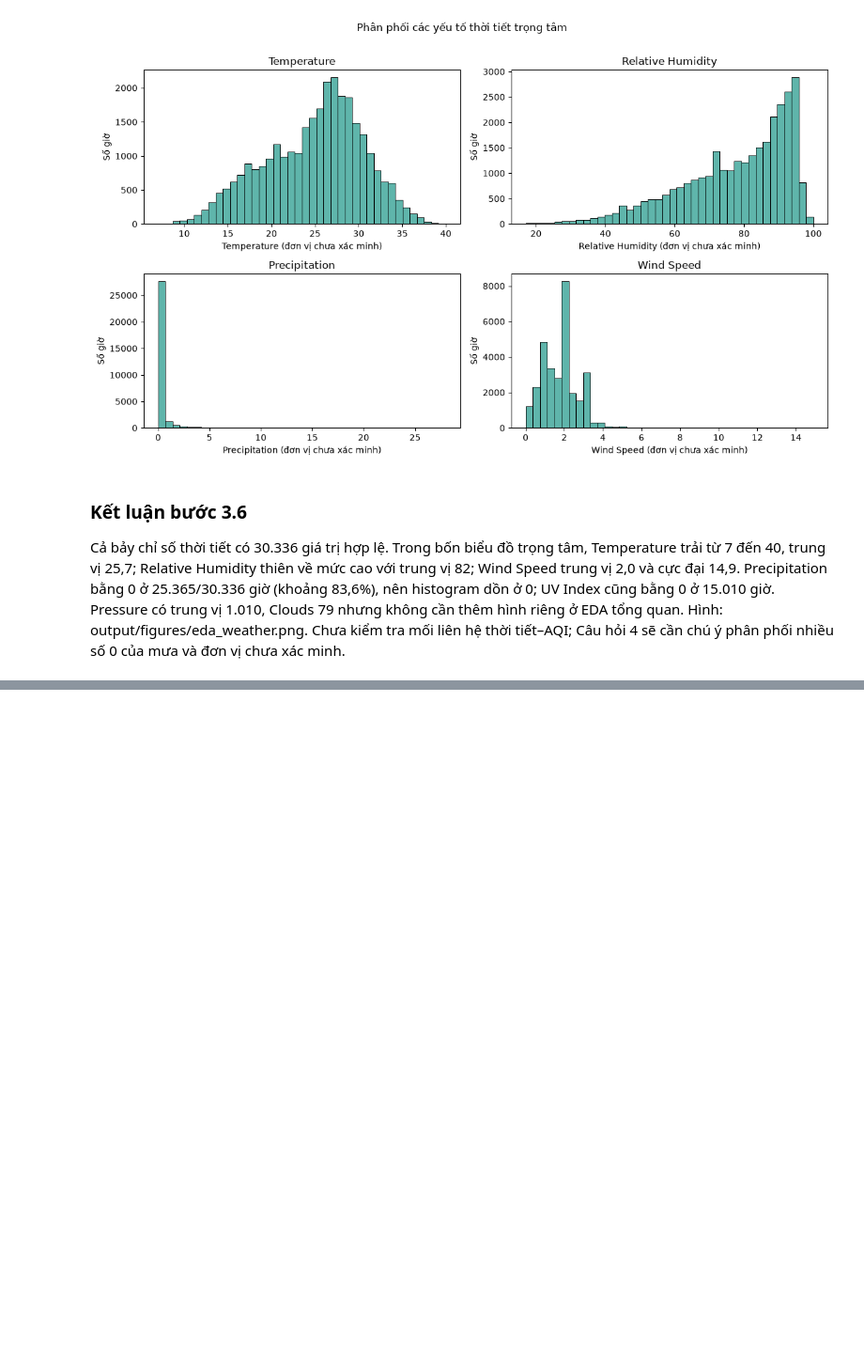
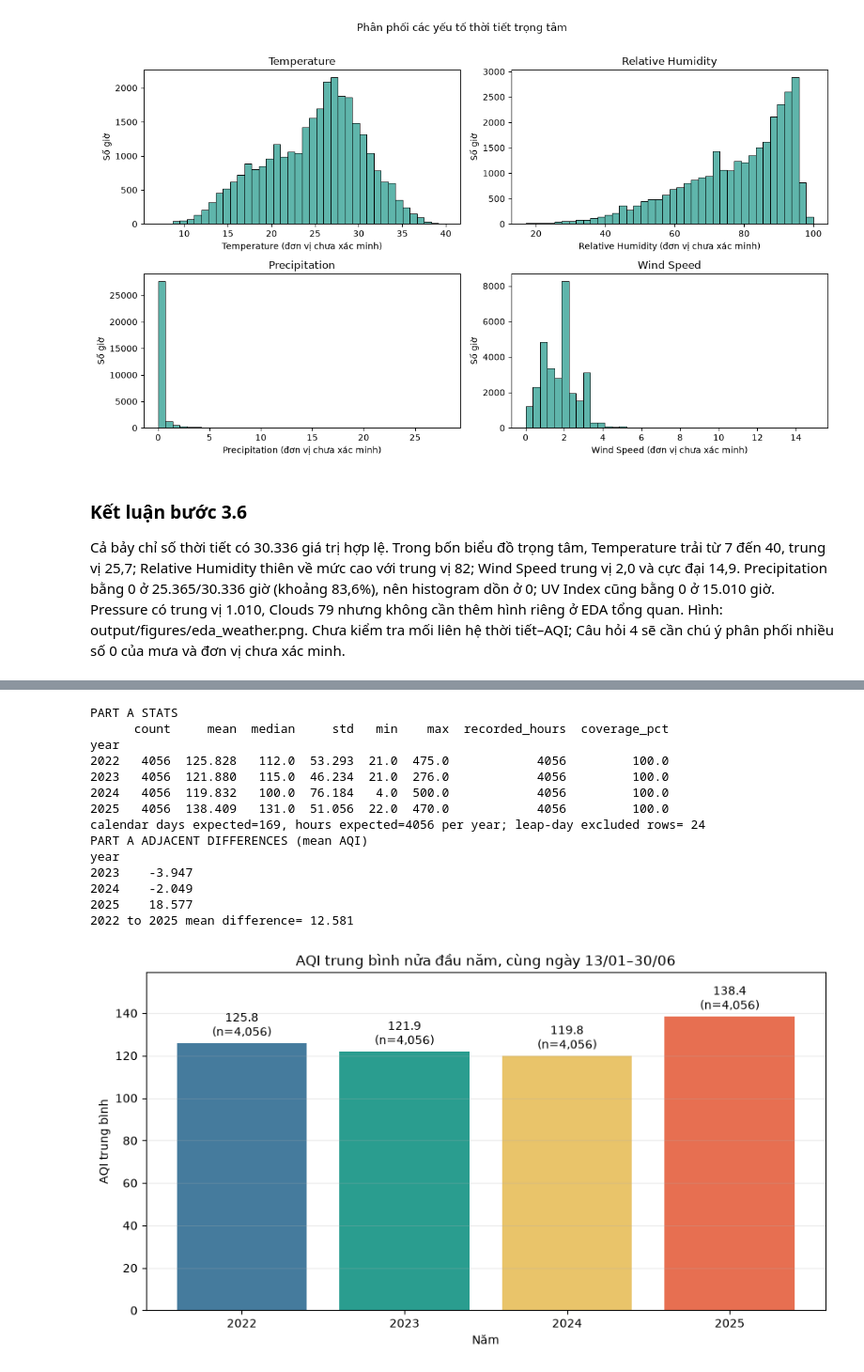
Before and after one commit to FanTien/Data-Analysis-Final, a Jupyter notebook: notebooks/01_AQI_Data_Analysis.ipynb, the cells around one changed output, grey strips where cells are left out. Shown at 94% size. Cells and saved outputs as stored; diff of their text form; code cells hidden in the pictures; blank space fills up the shorter version.

Commit message:
Complete Hanoi AQI analysis and prediction project

```diff
--- a/notebooks/01_AQI_Data_Analysis.ipynb
+++ b/notebooks/01_AQI_Data_Analysis.ipynb
@@ -1113,0 +1130,30 @@ Cả bảy chỉ số thời tiết có 30.336 giá trị hợp lệ. Trong bố
+# %%
+q1_date=eda['Local Time'].dt.strftime('%m-%d')
+q1_year=eda['Local Time'].dt.year
+q1_a=eda.loc[q1_date.between('01-13','06-30') & (q1_date!='02-29') & q1_year.isin([2022,2023,2024,2025])].copy()
+q1_a['year']=q1_a['Local Time'].dt.year
+a_stats=q1_a.groupby('year')['AQI'].agg(['count','mean','median','std','min','max'])
+a_stats['recorded_hours']=q1_a.groupby('year').size()
+a_stats['coverage_pct']=100*a_stats['count']/4056
+print('PART A STATS');print(a_stats.round(3).to_string())
+print('calendar days expected=169, hours expected=4056 per year; leap-day excluded rows=',int(((eda['Local Time'].dt.year==2024)&(q1_date=='02-29')).sum()))
+print('PART A ADJACENT DIFFERENCES (mean AQI)');print(a_stats['mean'].diff().dropna().round(3).to_string())
+print('2022 to 2025 mean difference=',round(a_stats.loc[2025,'mean']-a_stats.loc[2022,'mean'],3))
+assert (a_stats['recorded_hours']==4056).all()
+fig,ax=plt.subplots(figsize=(9,5));bars=ax.bar(a_stats.index.astype(str),a_stats['mean'],color=['#457b9d','#2a9d8f','#e9c46a','#e76f51']);ax.set(title='AQI trung bình nửa đầu năm, cùng ngày 13/01–30/06',xlabel='Năm',ylabel='AQI trung bình',ylim=(0,max(a_stats['mean'])*1.15));ax.bar_label(bars,labels=[f'{v:.1f}\n(n={int(n):,})' for v,n in zip(a_stats['mean'],a_stats['count'])],padding=3);ax.grid(axis='y',alpha=.25);fig.tight_layout();fig.savefig(project_root/'output/figures/q1_first_half.png',dpi=160);plt.show()
+# %% [output]
+PART A STATS
+      count     mean  median     std   min    max  recorded_hours  coverage_pct
+year
+2022   4056  125.828   112.0  53.293  21.0  475.0            4056         100.0
+2023   4056  121.880   115.0  46.234  21.0  276.0            4056         100.0
+2024   4056  119.832   100.0  76.184   4.0  500.0            4056         100.0
+2025   4056  138.409   131.0  51.056  22.0  470.0            4056         100.0
+calendar days expected=169, hours expected=4056 per year; leap-day excluded rows= 24
+PART A ADJACENT DIFFERENCES (mean AQI)
+year
+2023    -3.947
+2024    -2.049
+2025    18.577
+2022 to 2025 mean difference= 12.581
+[figure, added]
```
Also changed, not shown: parts of 105 cells of this notebook, 19 other files.
